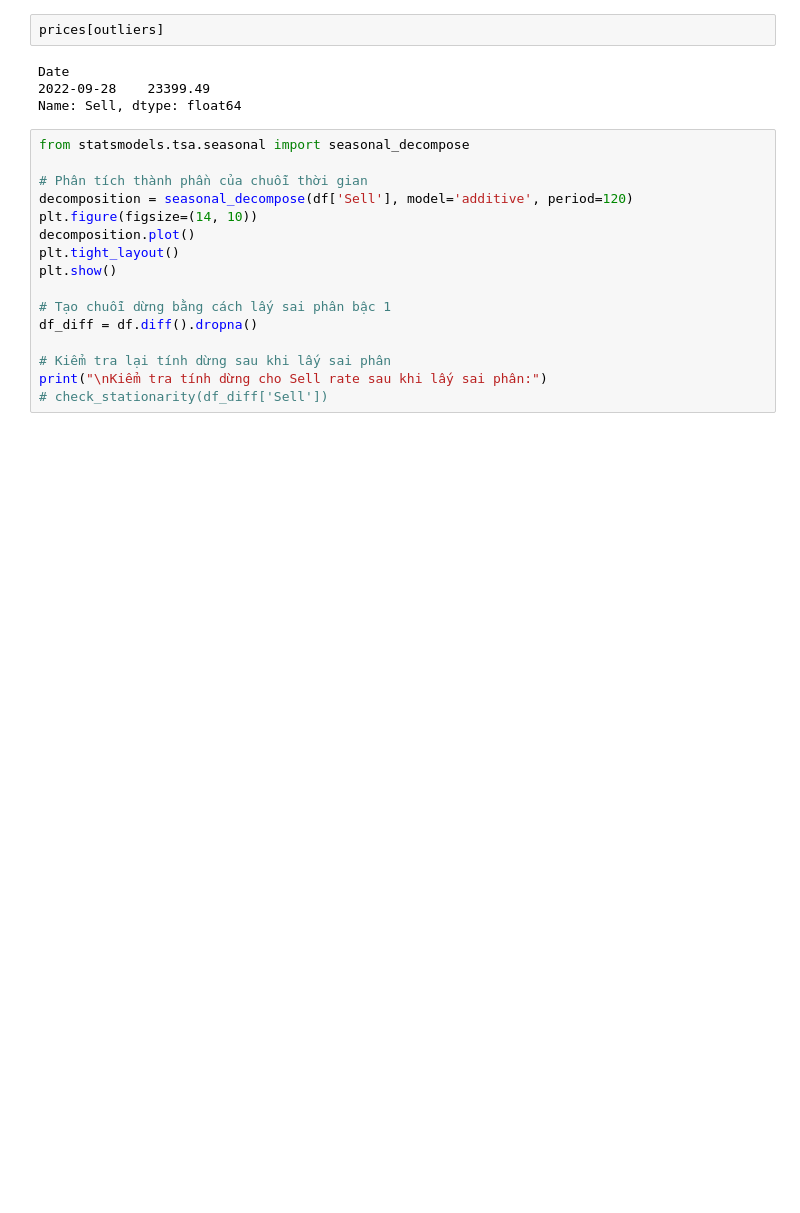
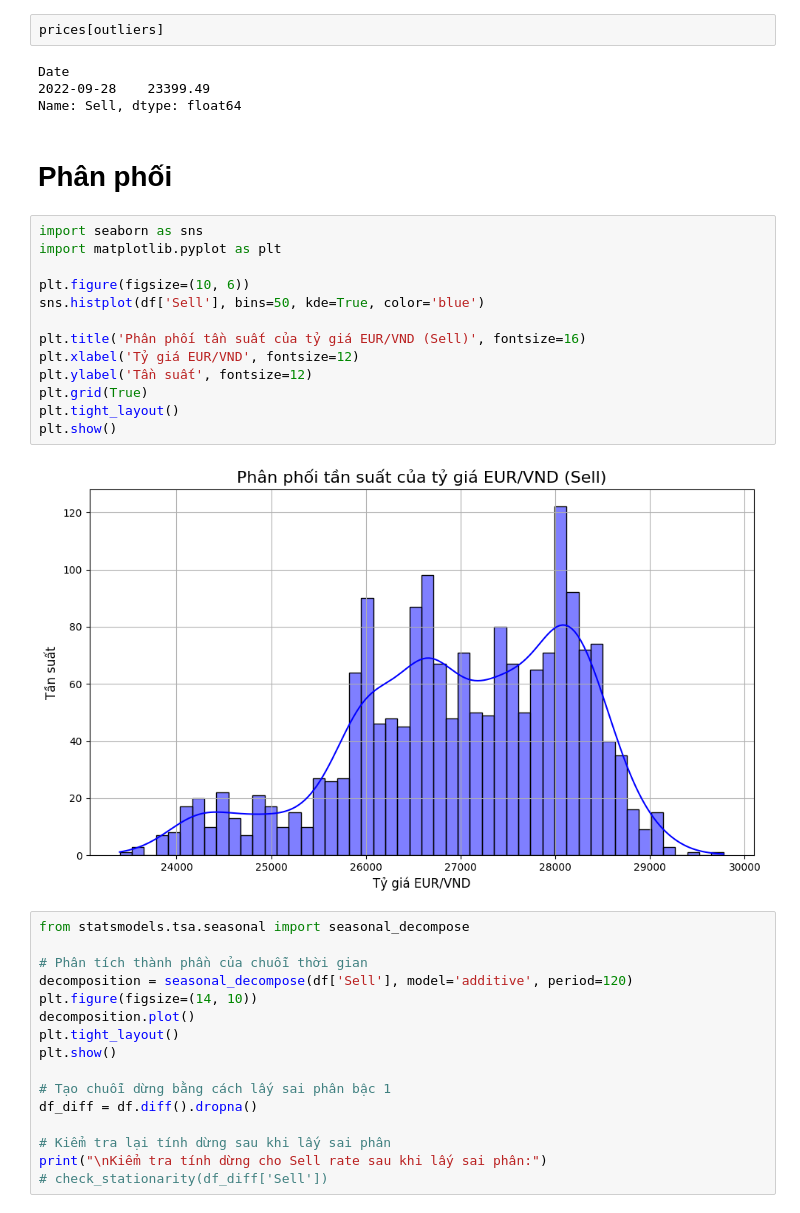
Before and after one commit to nggiang63/eur-vnd-exchange-rate, a Jupyter notebook: notebooks/eda_and_preprocessing_eurvnd.ipynb, the cells around one changed output. Saved outputs shown, nothing was run; the diff lists cells and outputs as text; blank space fills up the shorter version.

```diff
--- a/notebooks/eda_and_preprocessing_eurvnd.ipynb
+++ b/notebooks/eda_and_preprocessing_eurvnd.ipynb
@@ -150,6 +172,23 @@ prices[outliers]
 Date
 2022-09-28    23399.49
 Name: Sell, dtype: float64
+# %% [markdown]
+# **Phân phối**
+# %%
+import seaborn as sns
+import matplotlib.pyplot as plt
+
+plt.figure(figsize=(10, 6))
+sns.histplot(df['Sell'], bins=50, kde=True, color='blue')
+
+plt.title('Phân phối tần suất của tỷ giá EUR/VND (Sell)', fontsize=16)
+plt.xlabel('Tỷ giá EUR/VND', fontsize=12)
+plt.ylabel('Tần suất', fontsize=12)
+plt.grid(True)
+plt.tight_layout()
+plt.show()
+# %% [output]
+[figure, added]
 # %%
 from statsmodels.tsa.seasonal import seasonal_decompose
 
```
Also changed, not shown: parts of 6 cells of this notebook, 6 other files.
